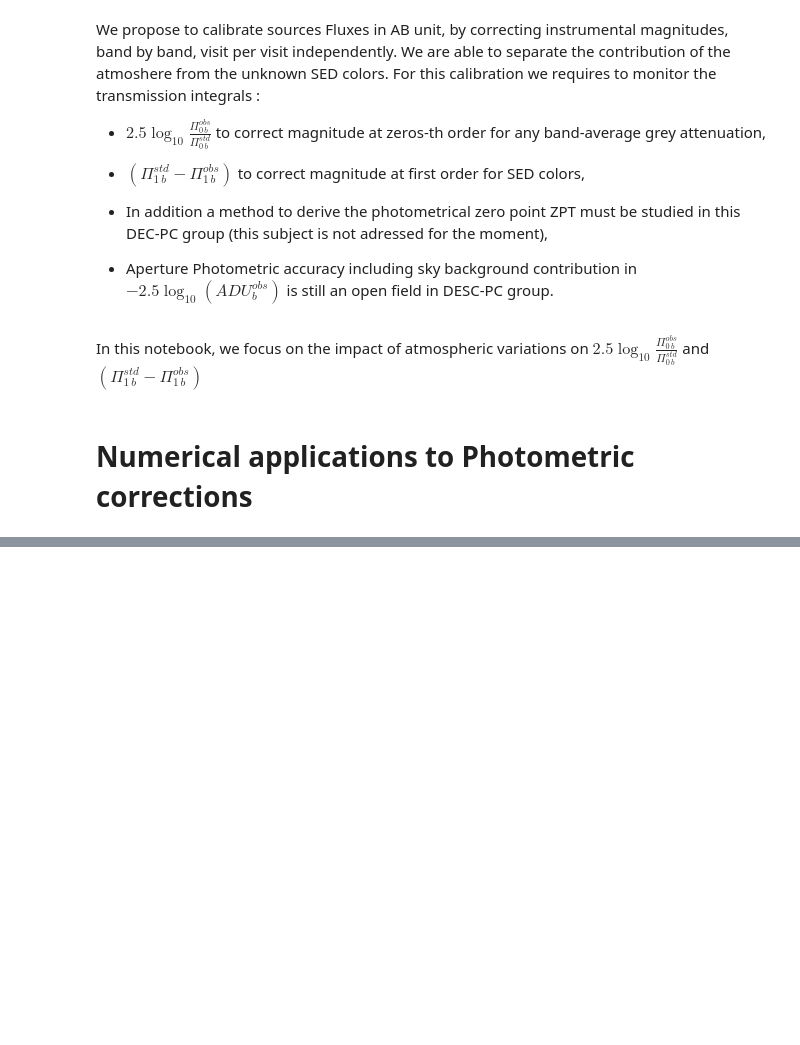
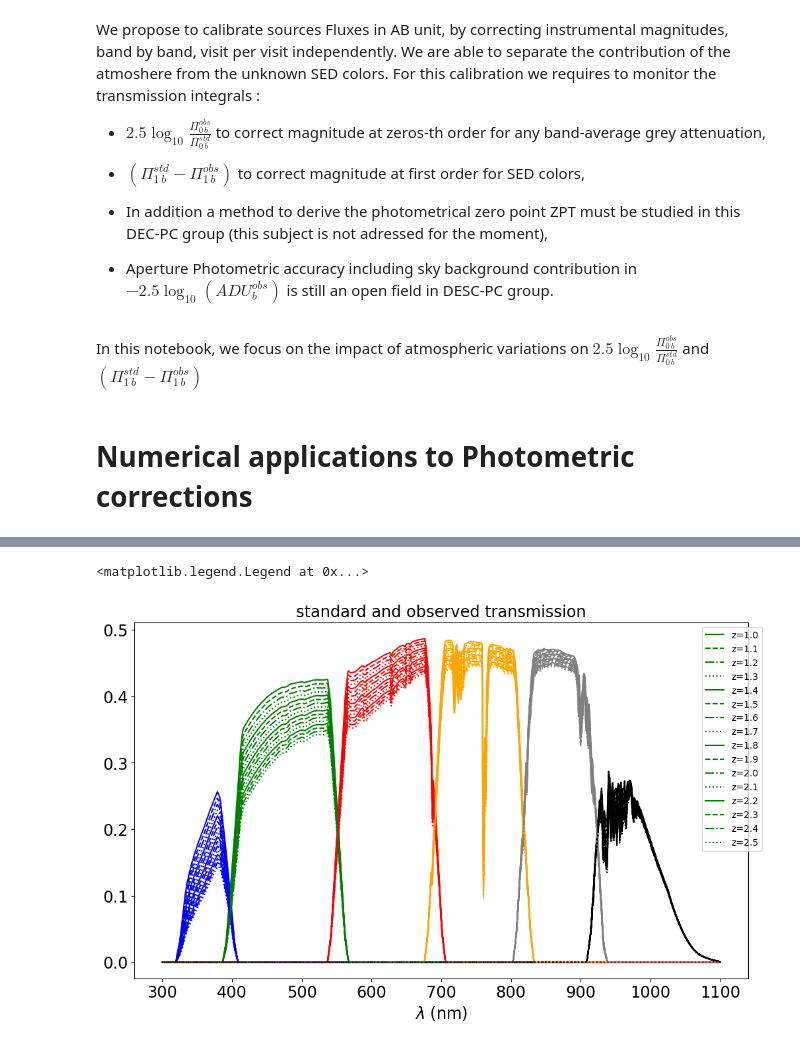
Before and after one commit to sylvielsstfr/RubinLSSTPhotometricCorrTuto, a Jupyter notebook: notebooks/02_PhotometricCorrections/02a_IntroPhotomCorrections.ipynb, the cells around one changed output, grey strips where cells are left out. Drawn from its saved outputs; the diff is of its cells as text; code cells hidden in the pictures; blank space fills up the shorter version.

```diff
--- a/notebooks/02_PhotometricCorrections/02a_IntroPhotomCorrections.ipynb
+++ b/notebooks/02_PhotometricCorrections/02a_IntroPhotomCorrections.ipynb
@@ -278,10 +280,3 @@ In this notebook, we focus on the impact of atmospheric variations on
 $2.5 \log_{10} \frac{\Pi_{0\,b}^{obs}}{\Pi_{0\,b}^{std}}$  and $(\Pi_{1\,b}^{std} -  \Pi_{1\,b}^{obs})$
 # %% [markdown]
 # Numerical applications to Photometric corrections
-# %%
-am =1.20    # airmass
-pwv = 5.0  # Precipitable water vapor vertical column depth in mm
-oz = 300.  # Ozone vertical column depth in Dobson Unit (DU)
-ncomp=1     # Number of aerosol components
-tau= 0.04 # Vertical Aerosol depth (VAOD)
-beta = -1# Aerosol Angstrom exponent
@@ -289,0 +341,26 @@ pc.CalculateObs(am,pwv,oz,ncomp=ncomp,tau=tau,beta=beta)
+# %%
+fig, axs = plt.subplots(1,1,figsize=(12,7))
+
+all_linestyles = ['-','--','-.',':','-','--','-.',':','-','--','-.',':','-','--','-.',':']
+
+
+for idx_am,am in enumerate(all_am):
+
+
+    label = f"z={am:.1f}"
+
+    for ifilt,f in enumerate(filter_tagnames):
+        x=pc.coll_bandpass_total_nonstd[idx_am][f].wavelen
+        y=pc.coll_bandpass_total_nonstd[idx_am][f].sb
+
+        if ifilt==1:
+            axs.plot(x,y,color=filter_color[ifilt],linestyle=all_linestyles[idx_am],label=label )
+        else:
+            axs.plot(x,y,color=filter_color[ifilt],linestyle=all_linestyles[idx_am])
+
+axs.set_xlabel("$\lambda$ (nm)")
+axs.set_title("standard and observed transmission")
+axs.legend(bbox_to_anchor=(1.03, 1.0))
+# %% [output]
+<matplotlib.legend.Legend at 0x...>
+[figure, added]
```
Also changed, not shown: parts of 22 cells of this notebook, 1 other file.
